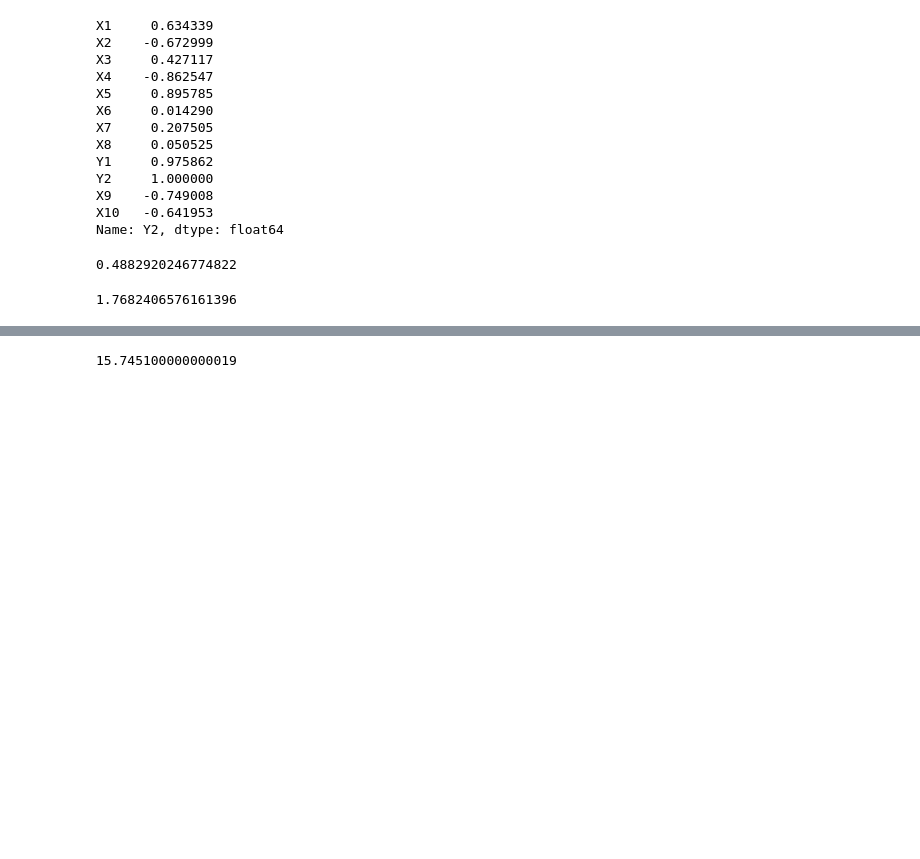
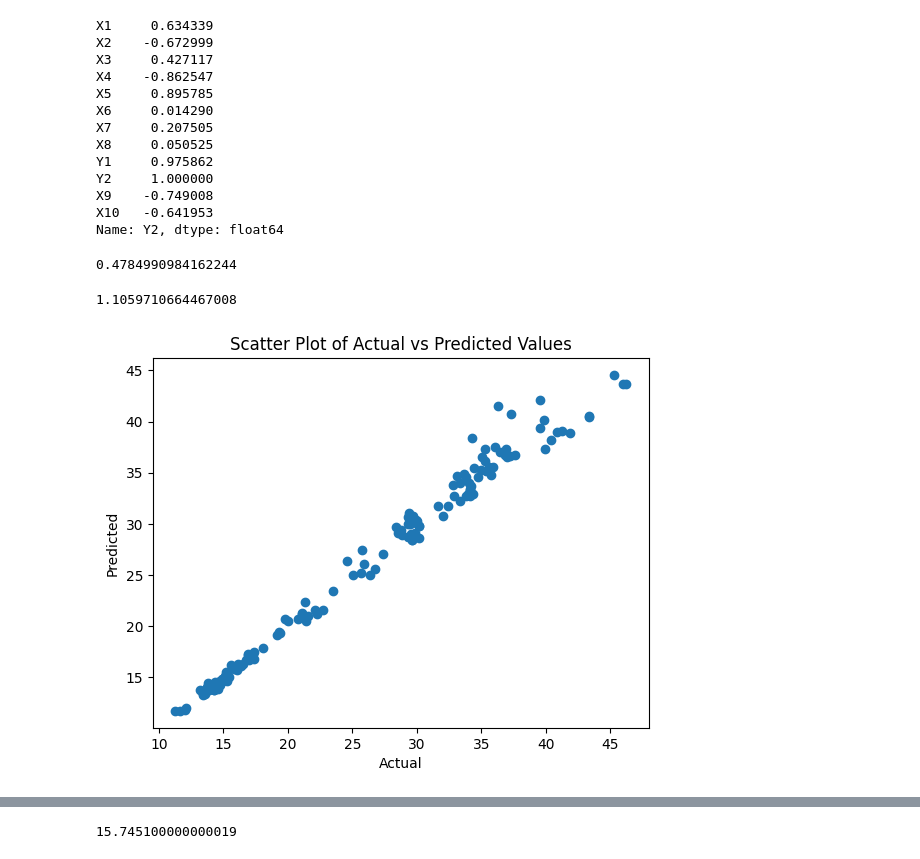
Before and after one commit to ishubhgupta/Energy-Insight, a Jupyter notebook: Dump/ML/2.ipynb, the cells around one changed output, grey strips where cells are left out. Drawn from its saved outputs; the diff is of its cells as text; code cells hidden in the pictures; blank space fills up the shorter version.

Commit message:
heat load graph

```diff
--- a/Dump/ML/2.ipynb
+++ b/Dump/ML/2.ipynb
@@ -105,28 +105,39 @@ from sklearn.model_selection import train_test_split
 
 X_train, X_test, y_train, y_test = train_test_split(X,y1, test_size = 0.2, random_state = 42)
 # %%
-from sklearn.ensemble import RandomForestRegressor
+from lightgbm import LGBMRegressor
 from sklearn.metrics import root_mean_squared_error
 
 
-clf1 = RandomForestRegressor().fit(X_train, y_train)
+clf1 = LGBMRegressor().fit(X_train, y_train)
 y_pred = clf1.predict(X_test)
 
 root_mean_squared_error(y_test, y_pred)
 # %% [output]
-0.4882920246774822
+0.4784990984162244
 # %%
 from sklearn.model_selection import train_test_split
 
 X_train, X_test, y_train, y_test = train_test_split(X,y2, test_size = 0.2, random_state = 42)
 # %%
-from sklearn.ensemble import RandomForestRegressor
-from sklearn.metrics import mean_absolute_error
+from lightgbm import LGBMRegressor
+from sklearn.metrics import root_mean_squared_error
 
 
-clf2 = RandomForestRegressor().fit(X_train, y_train)
+clf2 = LGBMRegressor().fit(X_train, y_train)
 y_pred = clf2.predict(X_test)
 
 root_mean_squared_error(y_test, y_pred)
 # %% [output]
-1.7682406576161396
+1.1059710664467008
+# %%
+import matplotlib.pyplot as plt
+
+# Scatter plot of actual vs predicted values
+plt.scatter(y_test, y_pred)
+plt.xlabel('Actual')
+plt.ylabel('Predicted')
+plt.title('Scatter Plot of Actual vs Predicted Values')
+plt.show()
+# %% [output]
+[figure, added]
```
Also changed, not shown: parts of 1 cell of this notebook.
